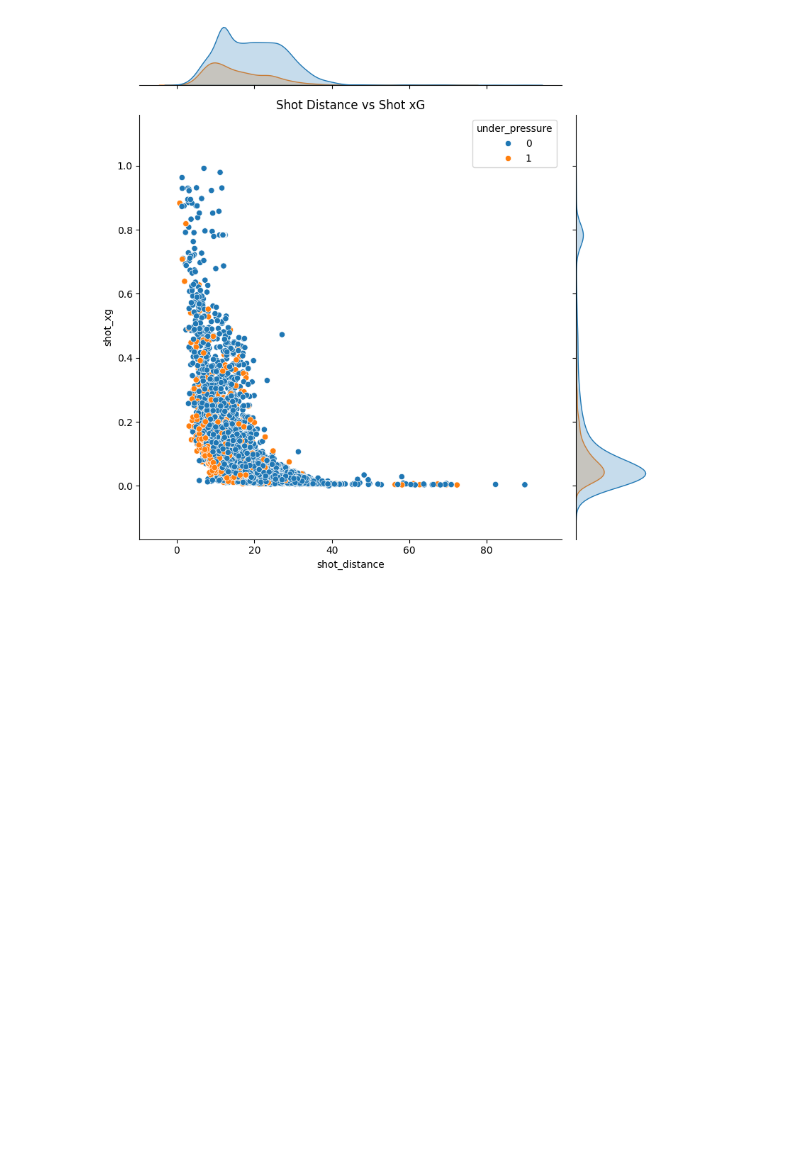
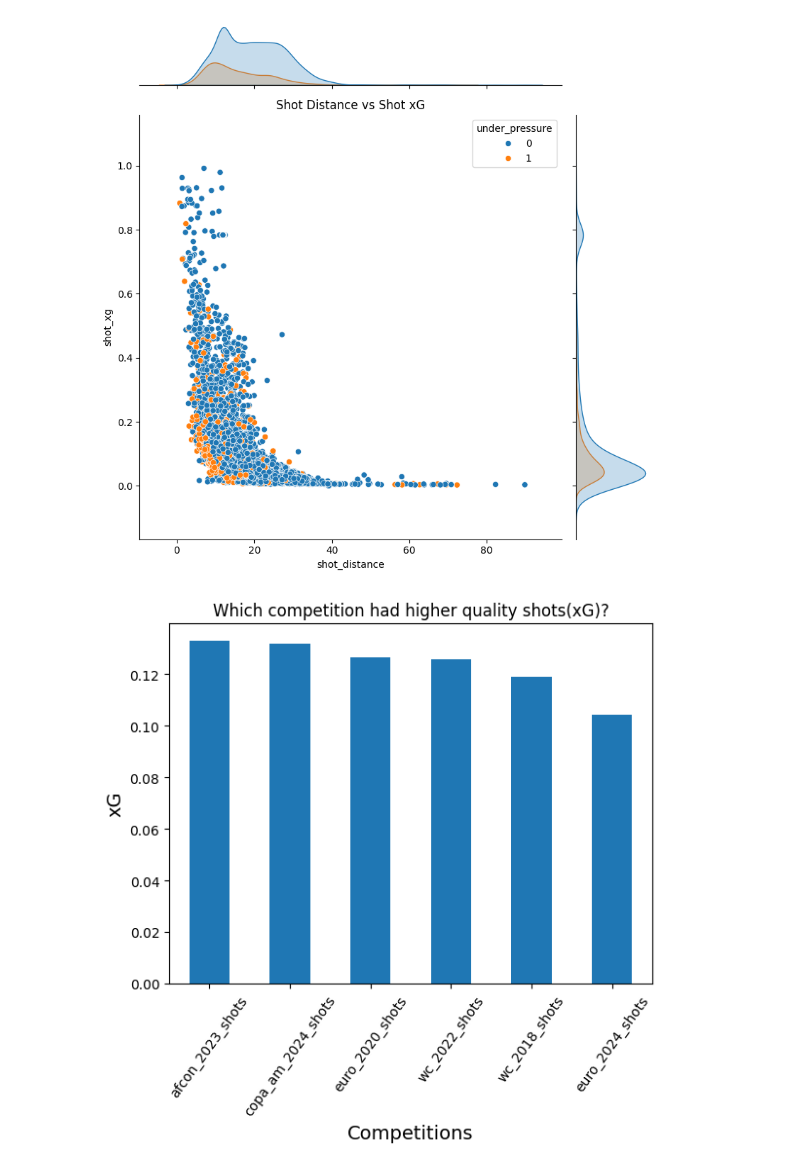
Before and after one commit to Clarkey33/Soccer-xG-Analytics-Model, a Jupyter notebook: notebooks/xG_model_data_prep_V2.ipynb, the cells around one changed output. Cells and saved outputs as stored; diff of their text form; code cells hidden in the pictures; blank space fills up the shorter version.

```diff
--- a/notebooks/xG_model_data_prep_V2.ipynb
+++ b/notebooks/xG_model_data_prep_V2.ipynb
@@ -852,5 +852,16 @@ plt.show()
 [figure]
 # %%
 #Which competition had higher quality shots?
+rank_xg= df_xg_processed.groupby('source')['shot_xg'].mean().sort_values(ascending=False)
+rank_xg
+
+#sns.barplot(rank_xg, x='source')
+rank_xg.plot.bar(rot =54)
+plt.title('Which competition had higher quality shots(xG)?')
+plt.ylabel('xG', fontsize=14)
+plt.xlabel('Competitions', fontsize=14)
+plt.show()
+# %% [output]
+[figure, added]
 # %%
 #Which play pattern resulted in higher quality shots [in general]?
```
Also changed, not shown: parts of 3 cells of this notebook, 1 other file.
